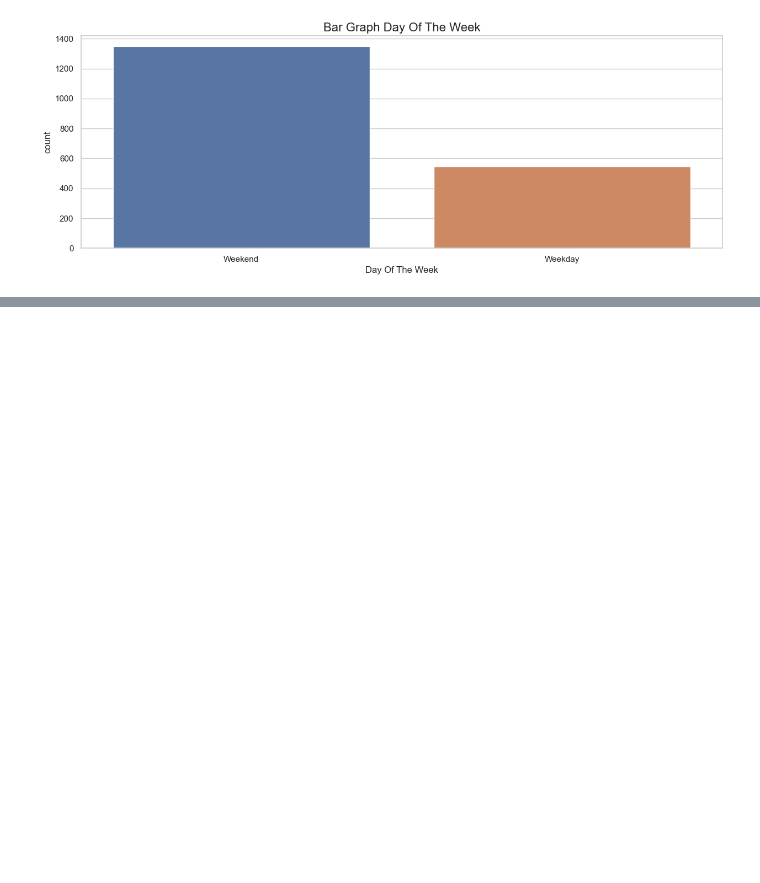
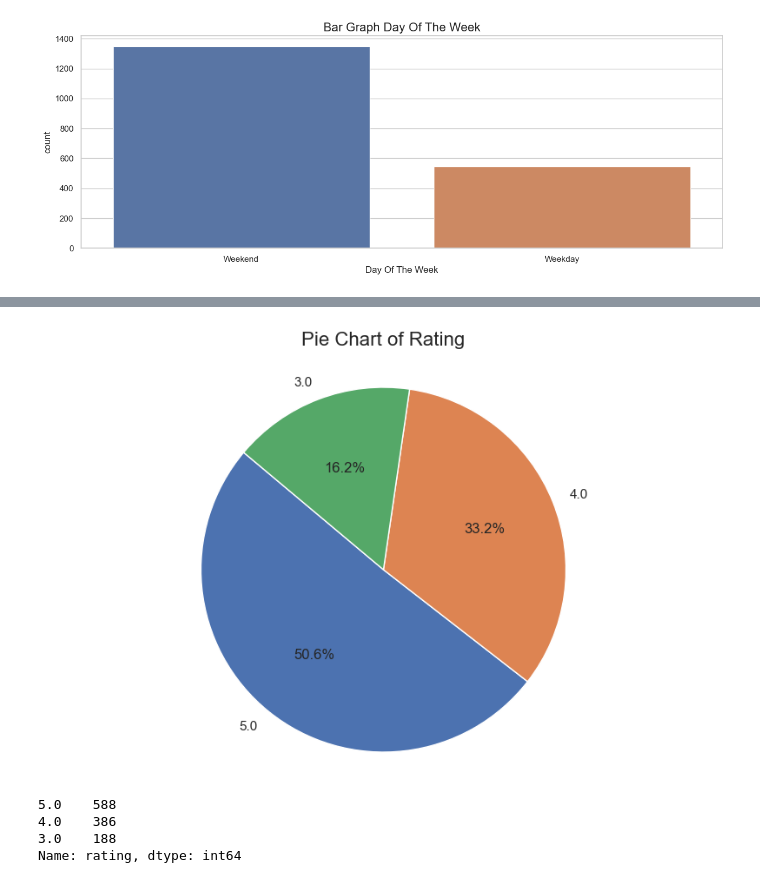
Before and after one commit to nszenoti/PYPG, a Jupyter notebook: projects/foodhub/foodhub_eda.ipynb, the cells around one changed output, grey strips where cells are left out. Cells and saved outputs as stored; diff of their text form; code cells hidden in the pictures; blank space fills up the shorter version.

```diff
--- a/projects/foodhub/foodhub_eda.ipynb
+++ b/projects/foodhub/foodhub_eda.ipynb
@@ -403,0 +418,22 @@ plt.show()
+# %%
+
+def draw_pieplot(x):
+    label = snake_to_pascal(x)
+    counts = df[x].value_counts()
+    plt.figure(figsize=(10, 6))
+    plt.title(f'Pie Chart of {label}', fontsize=16, pad=20)
+    plt.pie(counts, labels=counts.index, autopct='%1.1f%%', startangle=140)
+    plt.axis('equal')
+    plt.show()
+# %%
+x = 'rating'
+draw_pieplot(x)
+# %% [output]
+[figure, added]
+# %%
+df[x].value_counts()
+# %% [output]
+5.0    588
+4.0    386
+3.0    188
+Name: rating, dtype: int64
```
Also changed, not shown: parts of 4 cells of this notebook.
